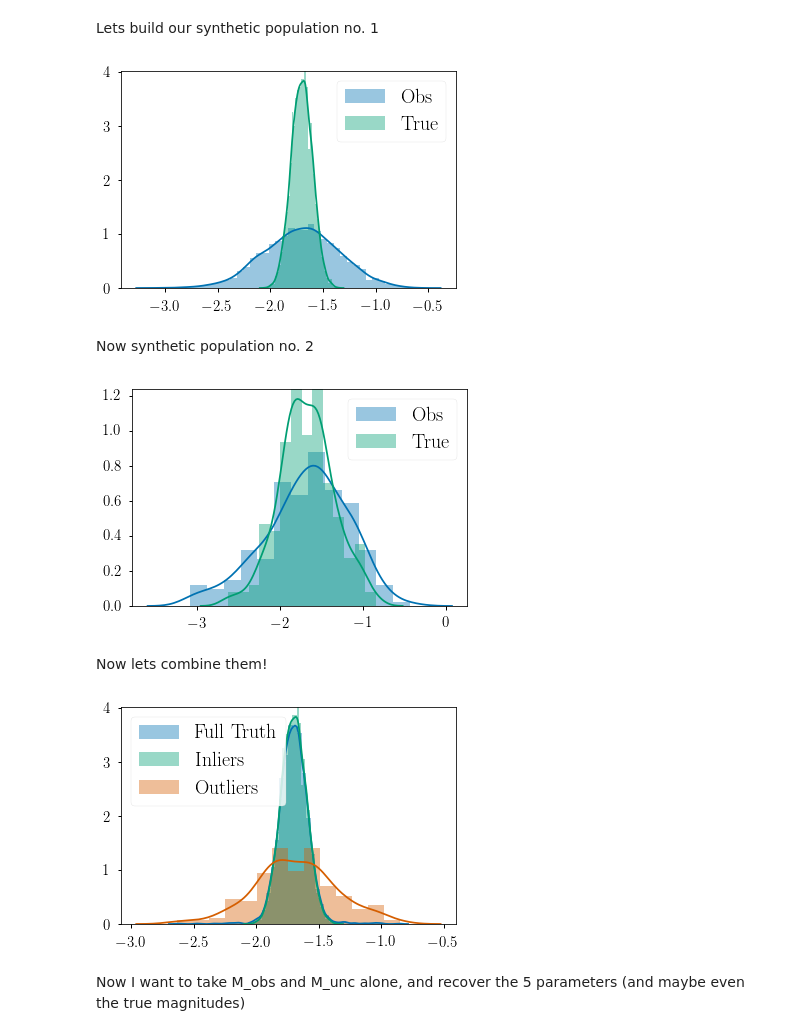
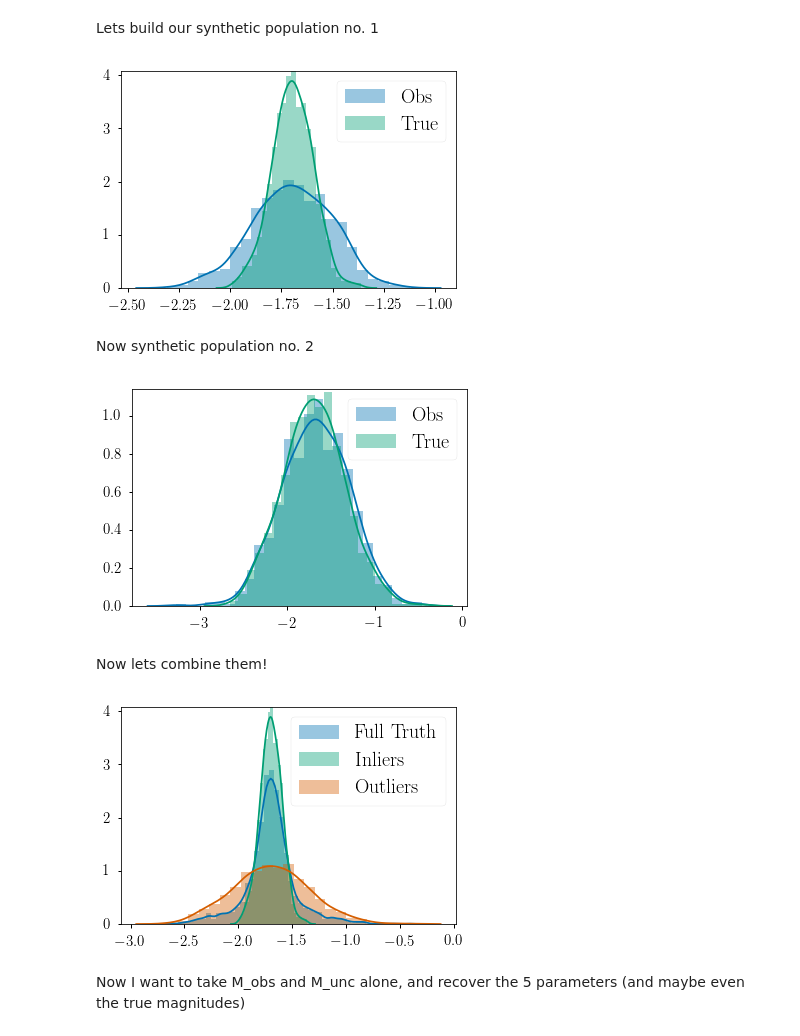
Before and after one commit to ojhall94/GAIA, a Jupyter notebook: first_principles_test.ipynb, the cells around one changed output. Cells and saved outputs as stored; diff of their text form; code cells hidden in the pictures.

```diff
--- a/first_principles_test.ipynb
+++ b/first_principles_test.ipynb
@@ -21,21 +21,22 @@ def normal(x, mu, sigma):
 # %% [markdown]
 Lets build our synthetic population no. 1
 # %%
-rQ = .95
+rQ = .60
 rmu = -1.7
 rsigma = .1
-runc = 0.2
+runc = 0.1
 
 iM_true = np.random.randn(int(npts*rQ)) * rsigma + rmu
 iunc = np.abs(runc * iM_true)
+# iunc = runc*np.ones(len(iM_true))
 iM_obs = iM_true + np.random.randn(int(npts*rQ))*iunc
 
 sns.distplot(iM_obs, label='Obs')
 sns.distplot(iM_true, label='True')
 plt.legend(fontsize=20)
 plt.show()
 # %% [output]
-[figure, old version]
+[figure, new version]
 # %% [markdown]
 Now synthetic population no. 2
 # %%
@@ -44,6 +45,7 @@ rsigo = .35
 
 oM_true = np.random.randn(int((1-rQ)*npts)) * rsigo + rmuo
 ounc = np.abs(runc * oM_true) #uncertainties
+# ounc = runc*np.ones(len(oM_true))
 oM_obs = oM_true + np.random.randn(int((1-rQ)*npts))*ounc
 
 sns.distplot(oM_obs, label='Obs')
@@ -51,7 +53,7 @@ sns.distplot(oM_true, label='True')
 plt.legend(fontsize=20)
 plt.show()
 # %% [output]
-[figure, old version]
+[figure, new version]
 # %% [markdown]
 Now lets combine them!
 # %%
@@ -62,7 +64,7 @@ sns.distplot(oM_true, label='Outliers')
 plt.legend(fontsize=20)
 plt.show()
 # %% [output]
-[figure, old version]
+[figure, new version]
 # %% [markdown]
 Now I want to take M_obs and M_unc alone, and recover the 5 parameters (and maybe even the true magnitudes)
 # %%
```
Also changed, not shown: parts of 9 cells of this notebook, 2 other files.
